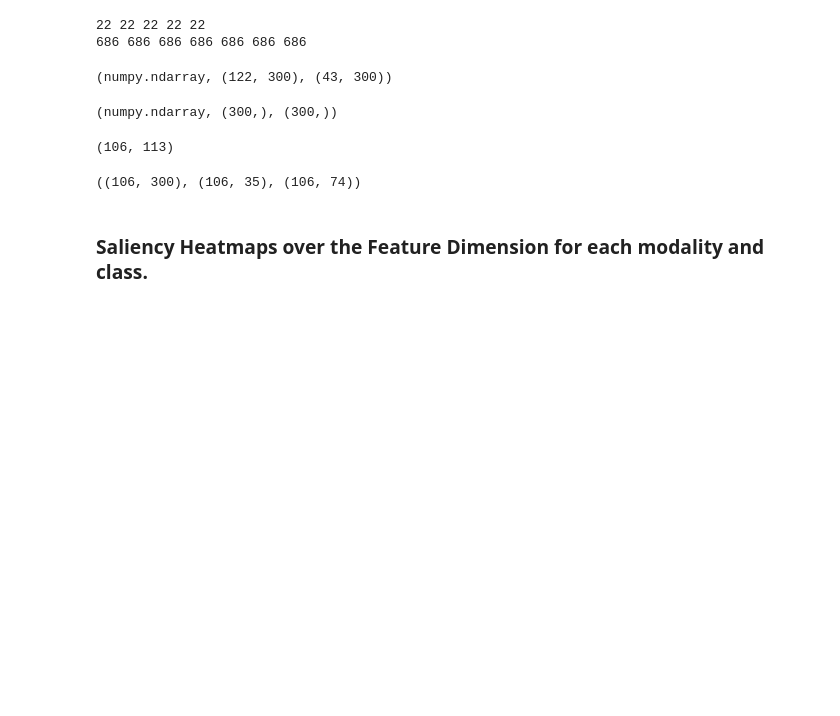
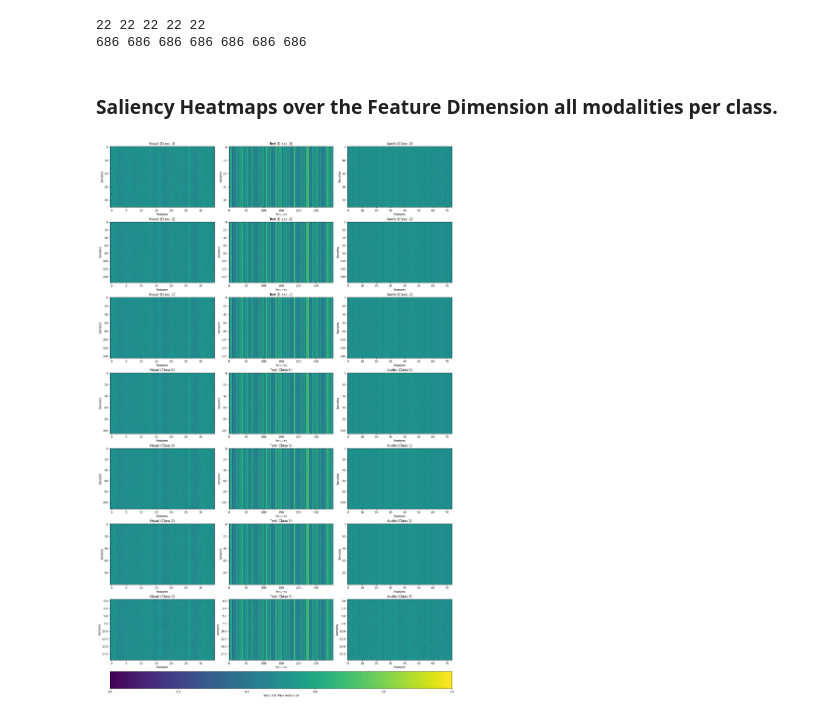
Before and after one commit to alexisfilippakopoulos/mmlatch, a Jupyter notebook: ablation_study_src/help.ipynb, the cells around one changed output. Drawn from its saved outputs; the diff is of its cells as text; code cells hidden in the pictures; blank space fills up the shorter version.

Commit message:
Feature Saliency Heatmap Done

```diff
--- a/ablation_study_src/help.ipynb
+++ b/ablation_study_src/help.ipynb
@@ -62,7 +82,10 @@ Read the masks (audio, text, visual), the predictions and the targets.
 
 Group the mask per modality and per unique pred or target.
 # %%
-audio_masks, text_masks, visual_masks, preds, targets = read_stored_data(stored_folder="../ablation_study/base")
+DATA_FOLDER = "../ablation_study/base"
+os.makedirs(f"{DATA_FOLDER}/figures/saliency_heatmaps", exist_ok=True)
+
+audio_masks, text_masks, visual_masks, preds, targets = read_stored_data(stored_folder=DATA_FOLDER)
 print(len(audio_masks), len(visual_masks), len(text_masks), len(preds), len(targets))
 
 audio_masks = get_unique_ordered_samples(audio_masks)
@@ -79,31 +102,21 @@ test_truth_a5 = np.round(np.clip(np.array(targets), a_min=-2.0, a_max=2.0))
 
 print(len(audio_masks), len(visual_masks), len(text_masks), len(test_preds_a7), len(test_truth_a7), len(test_preds_a5), len(test_truth_a5))
 
+# dict["modality"]["class"] -> lista apo tis maskes (modality = {text, audio, visual}, class = [-2, 2, 1] i [-3, 3, 1])
 a7_target_to_mask = group_masks(au_masks=audio_masks, txt_masks=text_masks, vis_masks=visual_masks, group_keys=test_truth_a7)
+# dict["modality"]["class"] -> ena vector num_samples x num_features me ta activations avg over time
+a7_target_to_mask["text"] = collapse_over_time(a7_target_to_mask["text"])
+a7_target_to_mask["visual"] = collapse_over_time(a7_target_to_mask["visual"])
+a7_target_to_mask["audio"] = collapse_over_time(a7_target_to_mask["audio"])
 # %% [output]
 22 22 22 22 22
 686 686 686 686 686 686 686
-# %%
-# dict["modality"]["class"] -> lista apo tis maskes (modality = {text, audio, visual}, class = [-2, 2, 1] i [-3, 3, 1])
-a7_target_to_mask = group_masks(au_masks=audio_masks, txt_masks=text_masks, vis_masks=visual_masks, group_keys=test_truth_a7)
+# %% [markdown]
+### Saliency Heatmaps over the Feature Dimension all modalities per class.
+# %%
+# plot
+plot_collapsed_per_class(a7_target_to_mask, save_path=f"{DATA_FOLDER}/figures/saliency_heatmaps")
+# %% [output]
+[figure, added]
 # %%
-a7_target_to_mask["text"][0][0].__class__, a7_target_to_mask["text"][0][31].shape, a7_target_to_mask["text"][0][51].shape
+a7_target_to_mask["text"][0][0].shape
-# %% [output]
-(numpy.ndarray, (122, 300), (43, 300))
-# %%
-a7_target_to_mask["text"] = collapse_over_time(a7_target_to_mask["text"])
-a7_target_to_mask["visual"] = collapse_over_time(a7_target_to_mask["visual"])
-a7_target_to_mask["audio"] = collapse_over_time(a7_target_to_mask["audio"])
-a7_target_to_mask["text"][0][0].__class__, a7_target_to_mask["text"][0][31].shape, a7_target_to_mask["text"][0][51].shape
-# %% [output]
-(numpy.ndarray, (300,), (300,))
-# %%
-len(a7_target_to_mask["text"][0]), len(a7_target_to_mask["text"][1])
-# %% [output]
-(106, 113)
-# %%
-np.vstack(a7_target_to_mask["text"][0]).shape, np.vstack(a7_target_to_mask["visual"][0]).shape, np.vstack(a7_target_to_mask["audio"][0]).shape
-# %% [output]
-((106, 300), (106, 35), (106, 74))
-# %% [markdown]
-### Saliency Heatmaps over the Feature Dimension for each modality and class.
```
Also changed, not shown: parts of 4 cells of this notebook.
